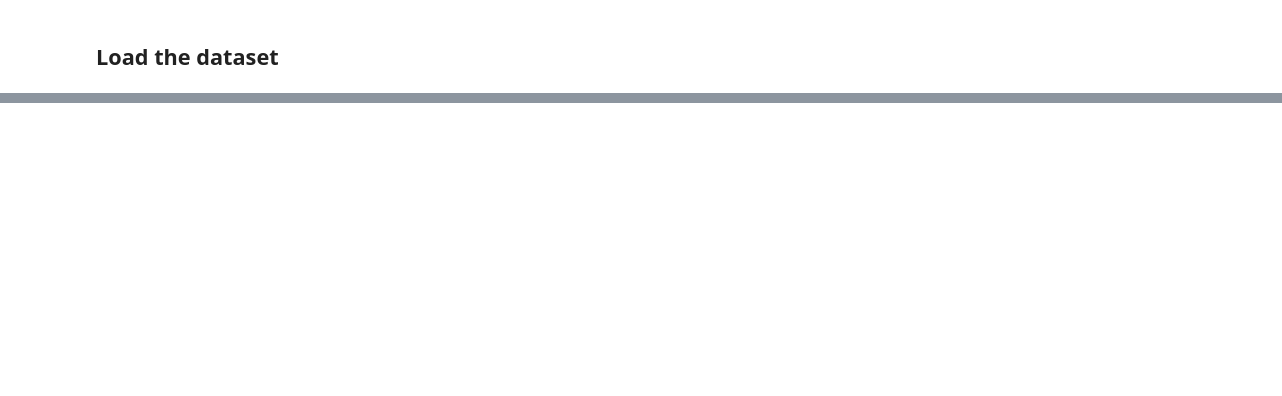
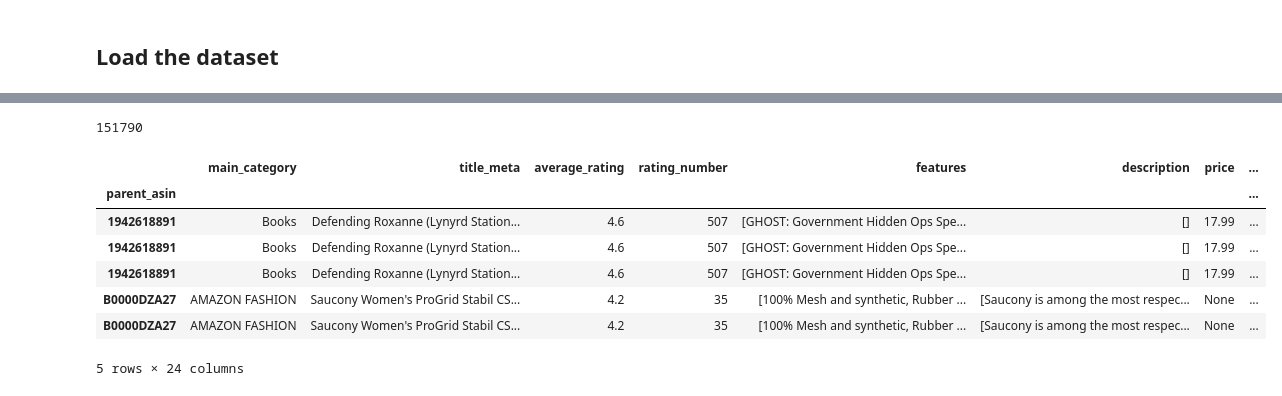
Before and after one commit to wandb/evalForge, a Jupyter notebook: notebooks/generate_product_data.ipynb, the cells around one changed output, grey strips where cells are left out. Drawn from its saved outputs; the diff is of its cells as text; code cells hidden in the pictures; blank space fills up the shorter version.

```diff
--- a/notebooks/generate_product_data.ipynb
+++ b/notebooks/generate_product_data.ipynb
@@ -140,0 +86,2 @@ Name: title_meta, Length: 101, dtype: object
+# %%
+ids = dataset_meta_sample["parent_asin"]
@@ -140,0 +121,16 @@ Name: title_meta, Length: 101, dtype: object
+# %%
+len(merged_df)
+# %% [output]
+151790
+# %%
+final_df = merged_df.set_index("parent_asin").sort_index()
+final_df.head()
+# %% [output]
+|  | main_category | title_meta | average_rating | rating_number | features | description | price | ... |
+| parent_asin |  |  |  |  |  |  |  | ... |
+| 1942618891 | Books | Defending Roxanne (Lynyrd Station... | 4.6 | 507 | [GHOST: Government Hidden Ops Spe... | [] | 17.99 | ... |
+| 1942618891 | Books | Defending Roxanne (Lynyrd Station... | 4.6 | 507 | [GHOST: Government Hidden Ops Spe... | [] | 17.99 | ... |
+| 1942618891 | Books | Defending Roxanne (Lynyrd Station... | 4.6 | 507 | [GHOST: Government Hidden Ops Spe... | [] | 17.99 | ... |
+| B0000DZA27 | AMAZON FASHION | Saucony Women's ProGrid Stabil CS... | 4.2 | 35 | [100% Mesh and synthetic, Rubber ... | [Saucony is among the most respec... | None | ... |
+| B0000DZA27 | AMAZON FASHION | Saucony Women's ProGrid Stabil CS... | 4.2 | 35 | [100% Mesh and synthetic, Rubber ... | [Saucony is among the most respec... | None | ... |
+5 rows × 24 columns
```
Also changed, not shown: parts of 17 cells of this notebook.
